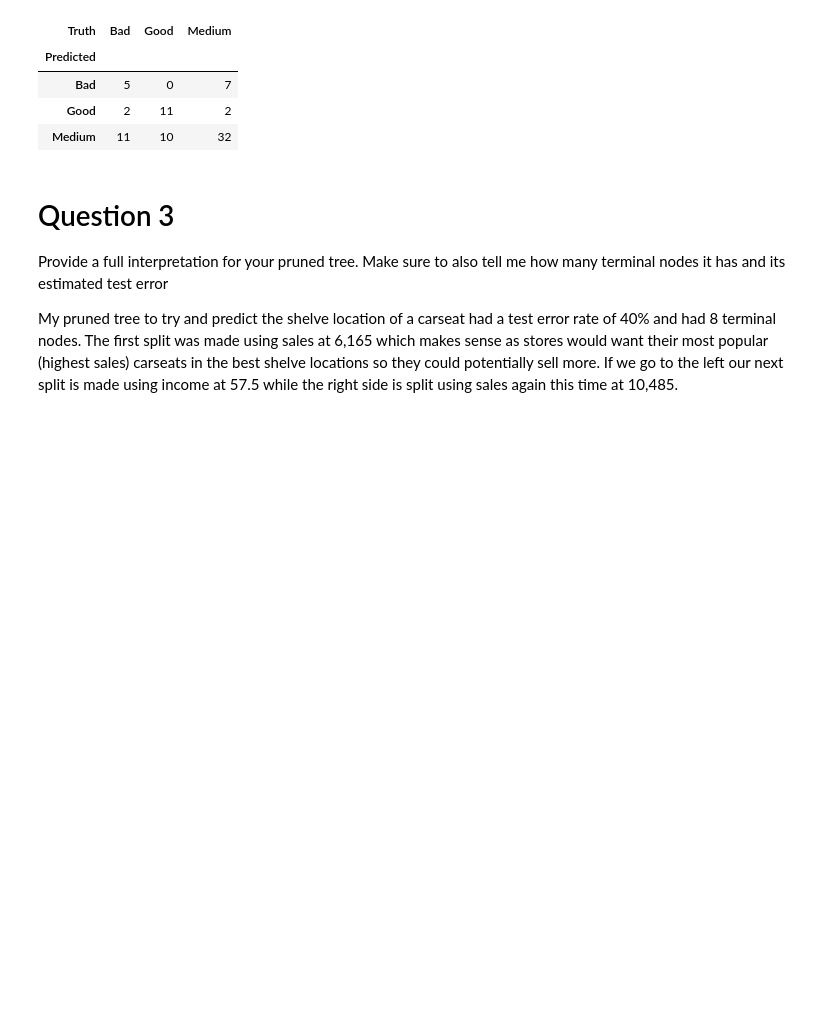
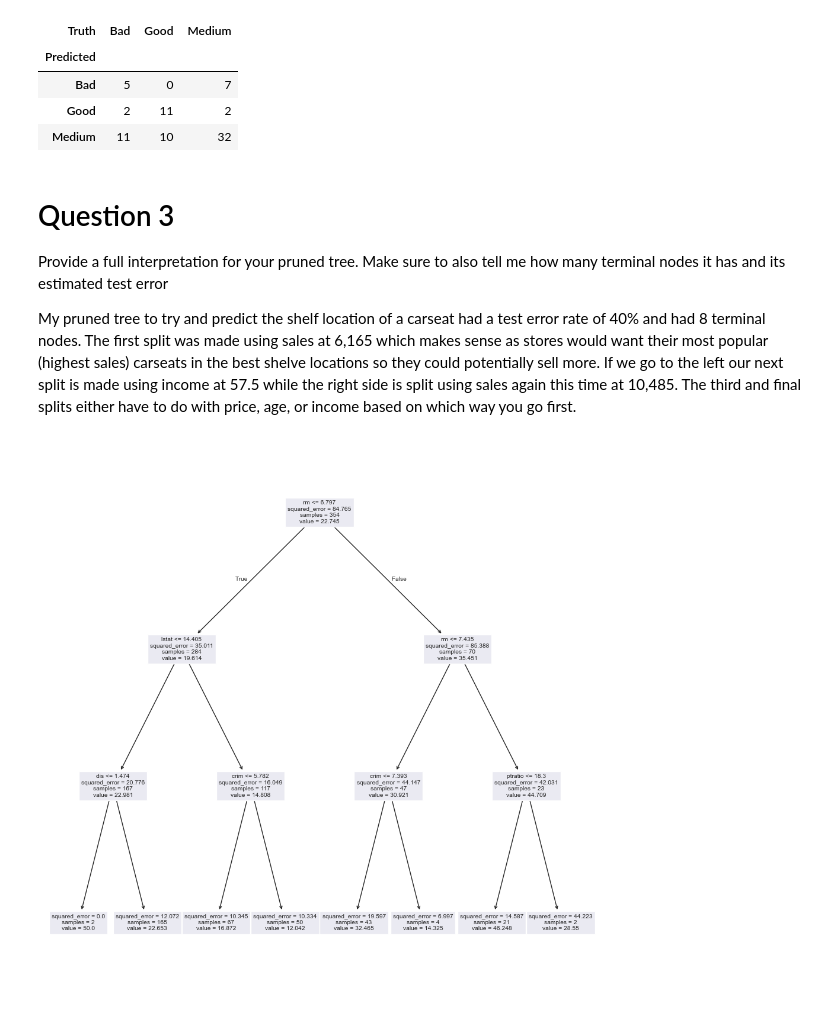
Before and after one commit to CameronOldweiler/DataProjects, a Jupyter notebook: Chapter8Lab.ipynb, the cells around one changed output. Cells and saved outputs as stored; diff of their text form; code cells hidden in the pictures; blank space fills up the shorter version.

```diff
--- a/Chapter8Lab.ipynb
+++ b/Chapter8Lab.ipynb
@@ -282,4 +282,11 @@ confusion
 # Question 3
 Provide a full interpretation for your pruned tree.  Make sure to also tell me how many terminal nodes it has and its estimated test error
 
-My pruned tree to try and predict the shelve location of a carseat had a test error rate of 40% and had 8 terminal nodes.  The first split was made using sales at 6,165 which makes sense as stores would want their most popular (highest sales) carseats in the best shelve locations so they could potentially sell more.  If we go to the left our next split is made using income at 57.5 while the right side is split using sales again this time at 10,485.
+My pruned tree to try and predict the shelf location of a carseat had a test error rate of 40% and had 8 terminal nodes.  The first split was made using sales at 6,165 which makes sense as stores would want their most popular (highest sales) carseats in the best shelve locations so they could potentially sell more.  If we go to the left our next split is made using income at 57.5 while the right side is split using sales again this time at 10,485.  The third and final splits either have to do with price, age, or income based on which way you go first.
+# %%
+# Here we fit a regression tree to the Boston dataset. We will once again be trying to estimate medv, the median value in thousands of owner-occupied homes.
+Boston = load_data('Boston')
+model = MS(Boston.columns.drop('medv'), intercept = False)
+D = model.fit_transform(Boston)
+feature_names = list(D.columns)
+X = np.asarray(D)
@@ -285,0 +302,10 @@ My pruned tree to try and predict the shelve location of a carseat had a test er
+# %%
+# Having formed our training and testing datasets we will now fit the regression tree
+reg = DTR(max_depth = 3)
+reg.fit(X_train, y_train)
+ax = subplots(figsize = (12, 12))[1]
+plot_tree(reg,
+          feature_names = feature_names,
+          ax = ax);
+# %% [output]
+[figure, added]
```
Also changed, not shown: parts of 4 cells of this notebook.
